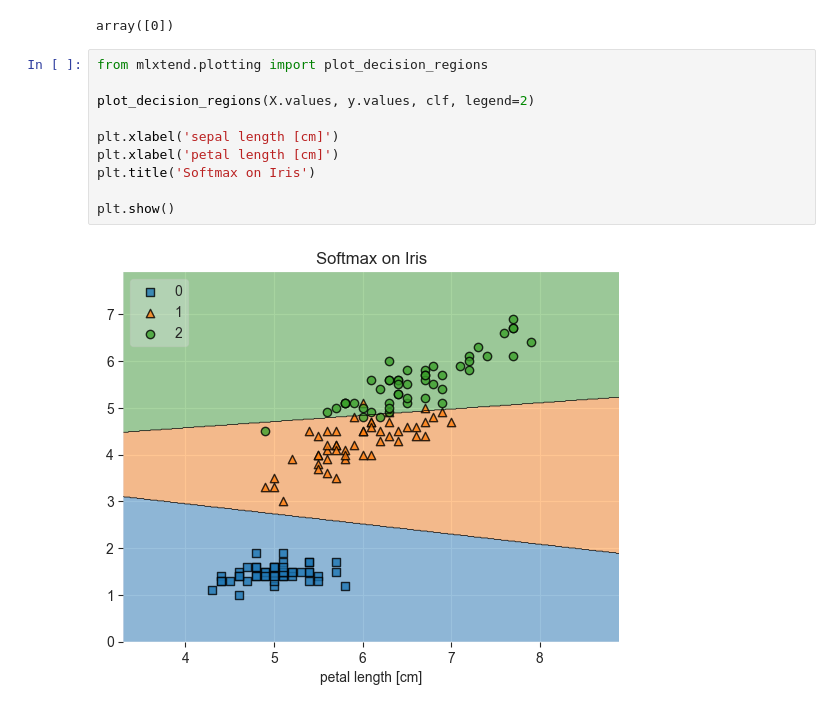
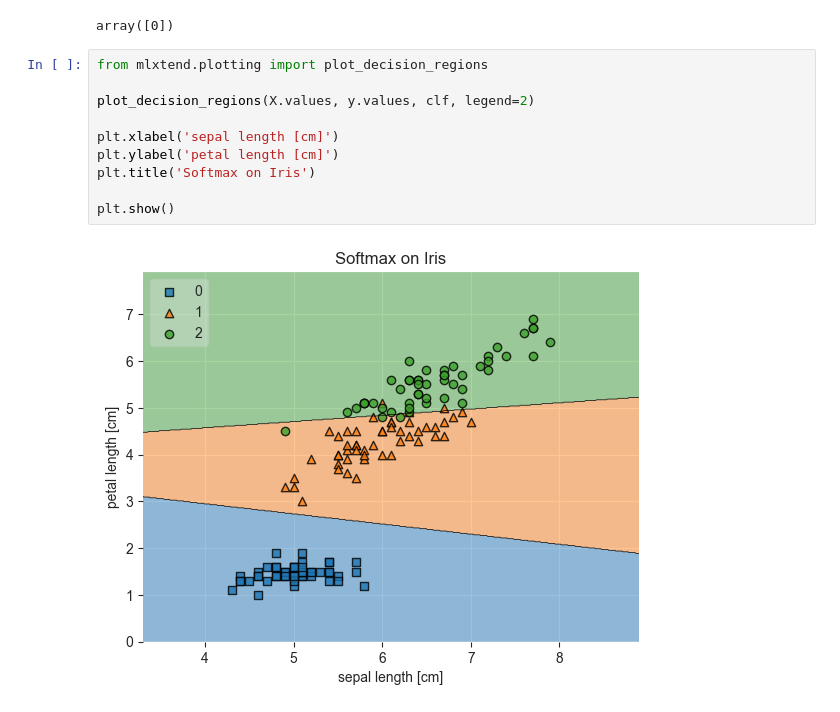
Before and after one commit to BSSE23059/Logistic-Regression-Perceptron-Trick, a Jupyter notebook: logistic_regression_softmax.ipynb, the cells around one changed output. Saved outputs shown, nothing was run; the diff lists cells and outputs as text.

```diff
--- a/logistic_regression_softmax.ipynb
+++ b/logistic_regression_softmax.ipynb
@@ -86,12 +86,12 @@ array([0])
 # %%
 from mlxtend.plotting import plot_decision_regions
 
 plot_decision_regions(X.values, y.values, clf, legend=2)
 
 plt.xlabel('sepal length [cm]')
-plt.xlabel('petal length [cm]')
+plt.ylabel('petal length [cm]')
 plt.title('Softmax on Iris')
 
 plt.show()
 # %% [output]
-[figure, old version]
+[figure, new version]
```
Also changed, not shown: parts of 2 cells of this notebook.
